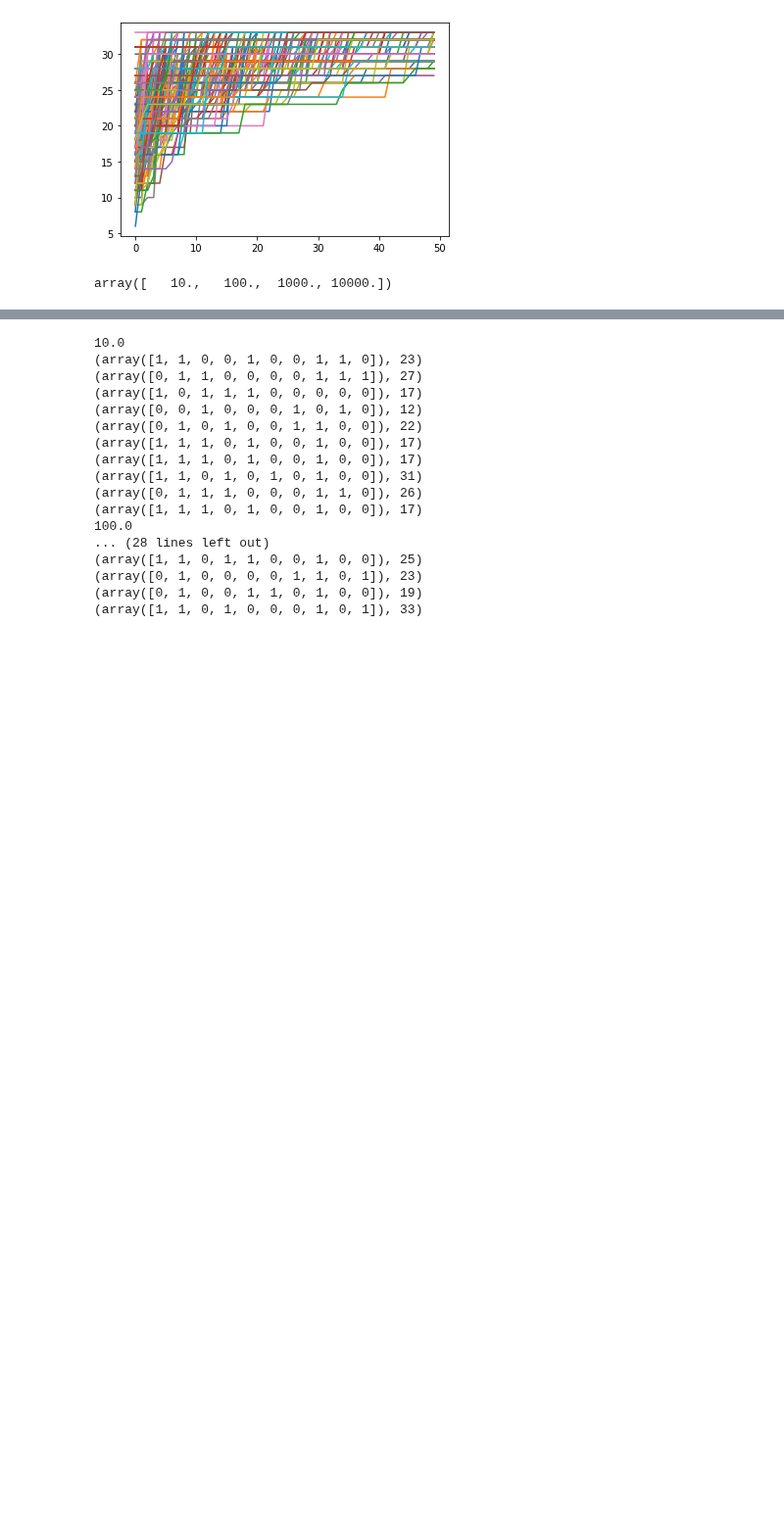
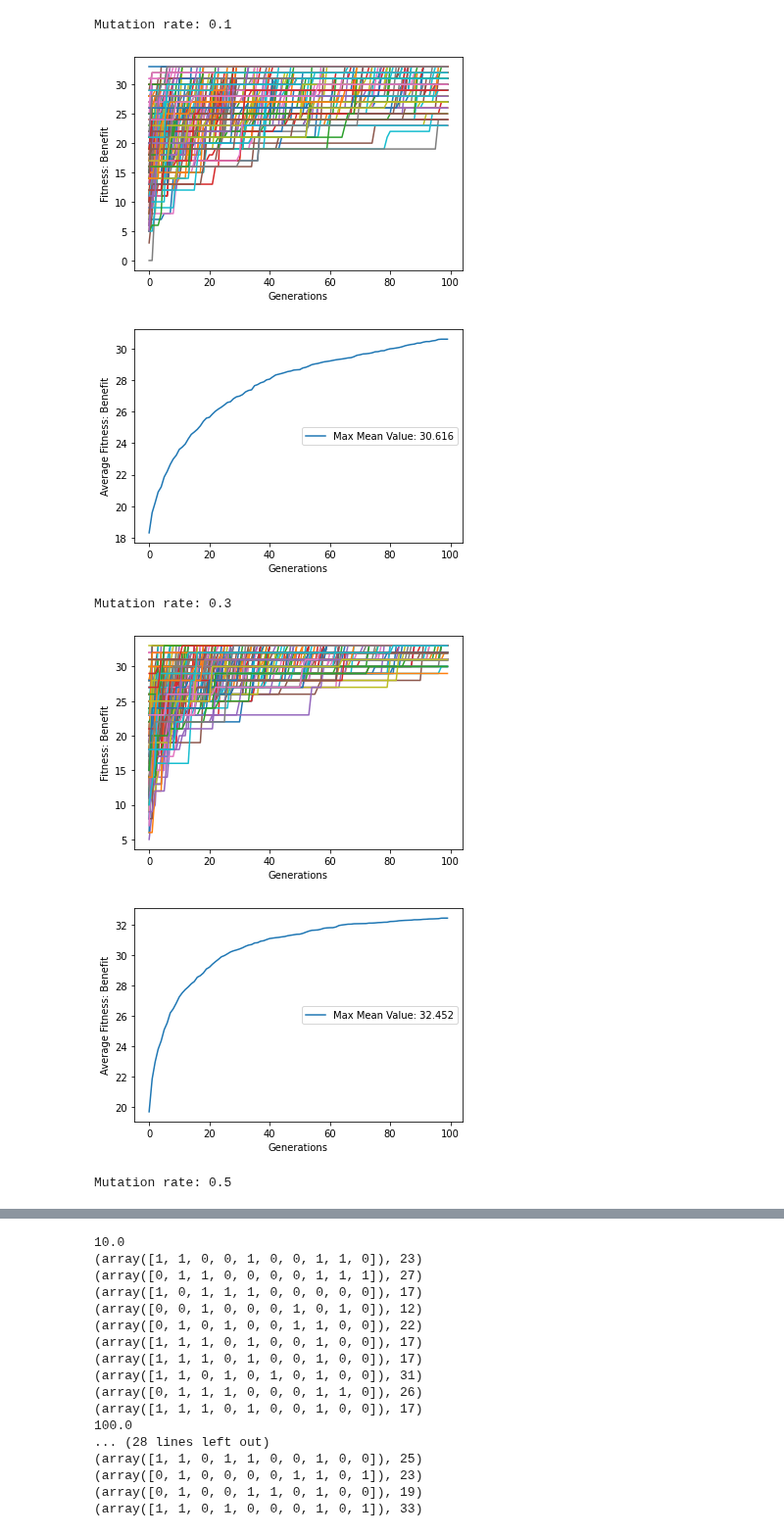
Before and after one commit to LordLean/Acquired-Intelligence-Adaptive-Behaviour, a Jupyter notebook: AIAB_Labs/hillclimber.ipynb, the cells around one changed output, grey strips where cells are left out. Shown at 98% size. Saved outputs shown, nothing was run; the diff lists cells and outputs as text; code cells hidden in the pictures; blank space fills up the shorter version.

```diff
--- a/AIAB_Labs/hillclimber.ipynb
+++ b/AIAB_Labs/hillclimber.ipynb
@@ -161,19 +163,15 @@ run_HCs(config["kp"],config["capacity"],gens=100, num_of=1000)
-# %%
-for _ in range(250):
-  data_x = list()
-  data_y = list()
-  hc = HillClimber(knapsack, 20, generations=50, mutation_rate=0.3)
-  hc.evolve()
-  for x in range(hc.generations):
-    y = hc.fitness_values[x][1]
-    data_x.append(x)
-    data_y.append(y)
-  plt.plot(data_x,data_y)
-plt.show()
-# %% [output]
-[figure, removed]
-# %%
-np.arange(0.1,1,0.2)
-np.geomspace(10,10000, num=4)
-# %% [output]
-array([   10.,   100.,  1000., 10000.])
+# %%
+for val in np.arange(0.1,1,0.2):
+  print()
+  val = round(val,1)
+  print("Mutation rate: {}".format(val))
+  run_HCs(config["kp"],config["capacity"],gens=100, mutation_rate=val, instances=250)
+  print()
+# %% [output]
+Mutation rate: 0.1
+[figure, added]
+[figure, added]
+Mutation rate: 0.3
+[figure, added]
+[figure, added]
+Mutation rate: 0.5
```
Also changed, not shown: parts of 10 cells of this notebook.
